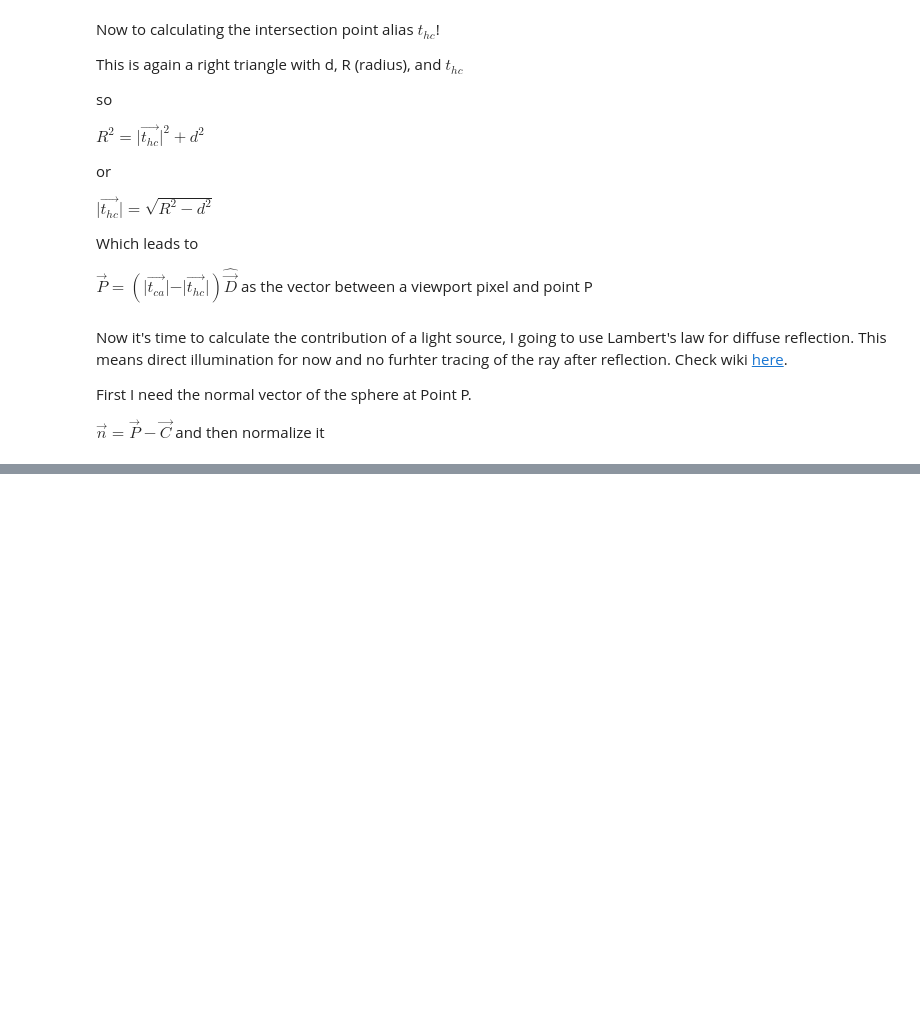
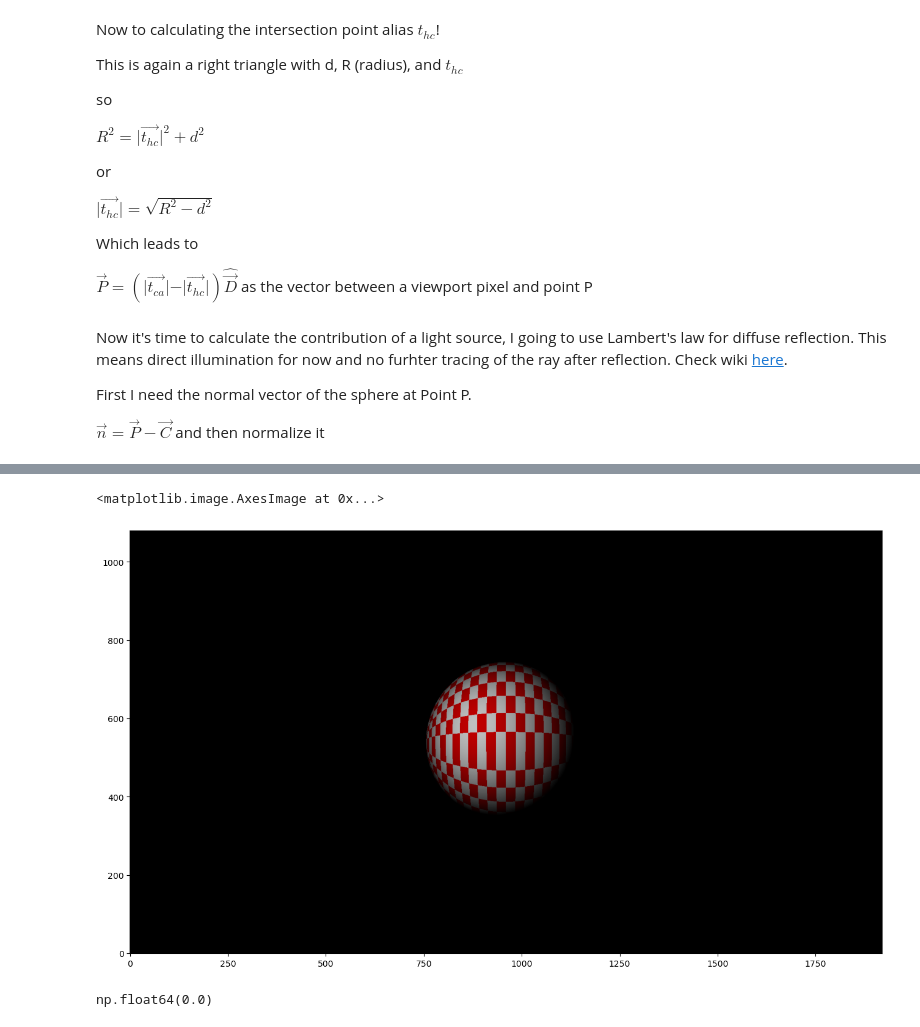
Before and after one commit to StFroese/funtracing, a Jupyter notebook: notebooks/Basic Understanding.ipynb, the cells around one changed output, grey strips where cells are left out. Saved outputs shown, nothing was run; the diff lists cells and outputs as text; code cells hidden in the pictures; blank space fills up the shorter version.

```diff
--- a/notebooks/Basic Understanding.ipynb
+++ b/notebooks/Basic Understanding.ipynb
@@ -165,0 +199,14 @@ plt.colorbar()
+# %%
+ls_intensity = 1.5
+ambient = 0
+final_color = ambient + ls_intensity * diffusion_factor[...,None]*(sphere_color-ambient)
+
+plt.figure(figsize=(16,9))
+plt.imshow(final_color.astype(np.uint8), origin='lower')
+# %% [output]
+<matplotlib.image.AxesImage at 0x...>
+[figure, added]
+# %%
+np.min(spec)
+# %% [output]
+np.float64(0.0)
```
Also changed, not shown: parts of 14 cells of this notebook, 1 other file.
